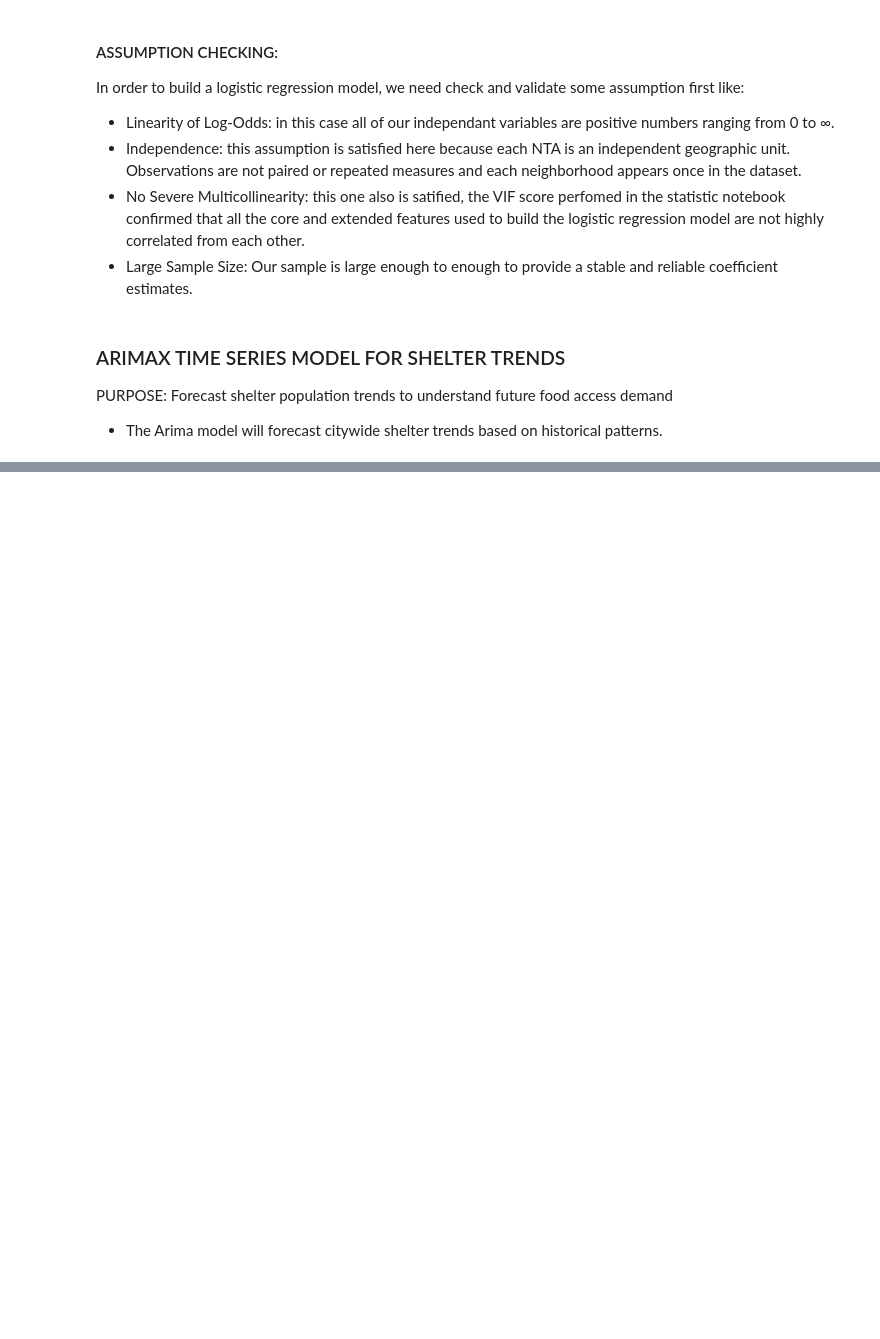
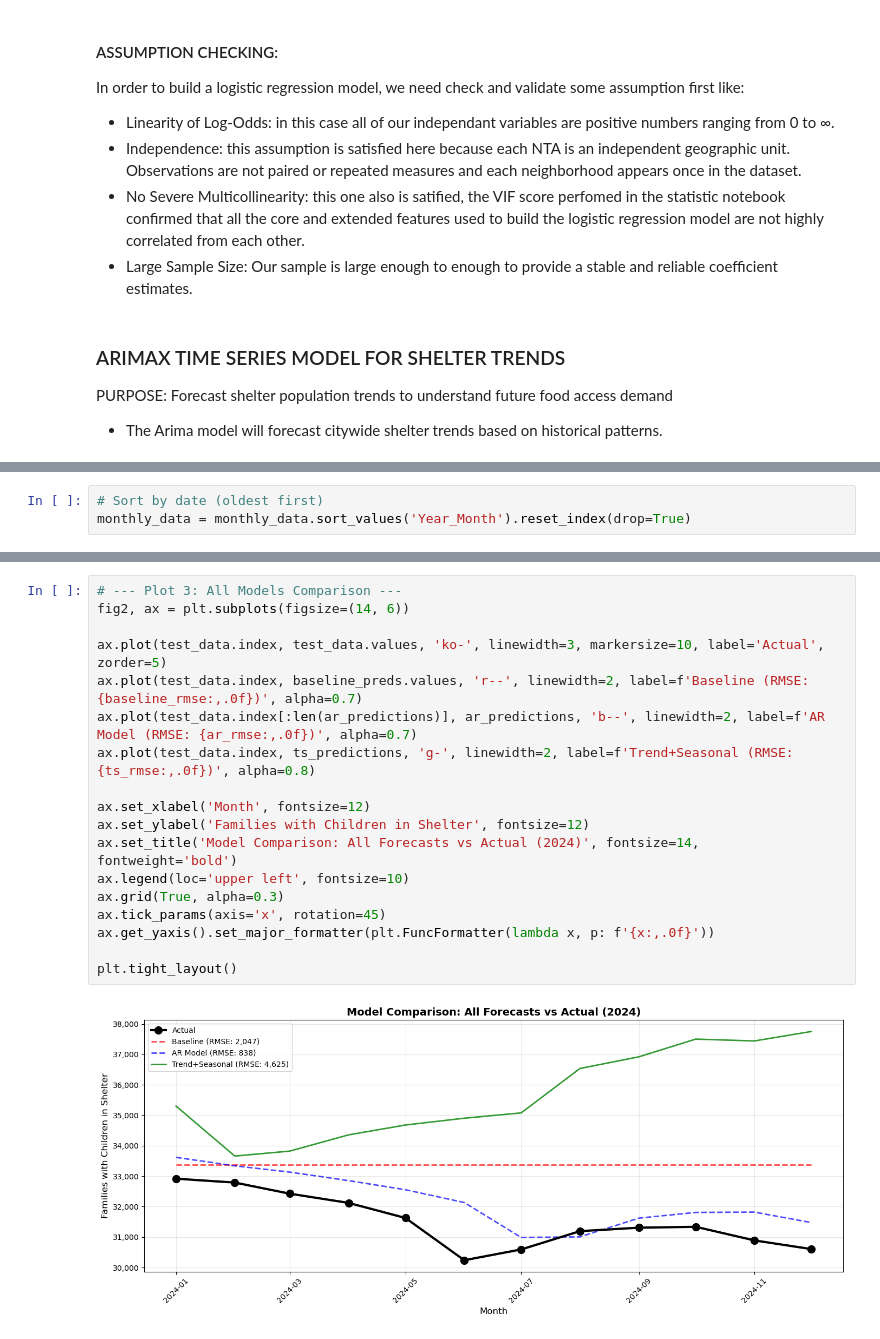
Before and after one commit to Angelk119/CID_Food_Access, a Jupyter notebook: python/notebooks/modeling/ARIMAX.ipynb, the cells around one changed output, grey strips where cells are left out. Saved outputs shown, nothing was run; the diff lists cells and outputs as text; blank space fills up the shorter version.

```diff
--- a/python/notebooks/modeling/ARIMAX.ipynb
+++ b/python/notebooks/modeling/ARIMAX.ipynb
@@ -49,0 +72,3 @@ PURPOSE: Forecast shelter population trends to understand future food access dem
+# %%
+# Sort by date (oldest first)
+monthly_data = monthly_data.sort_values('Year_Month').reset_index(drop=True)
@@ -49,0 +423,20 @@ PURPOSE: Forecast shelter population trends to understand future food access dem
+# %%
+# --- Plot 3: All Models Comparison ---
+fig2, ax = plt.subplots(figsize=(14, 6))
+
+ax.plot(test_data.index, test_data.values, 'ko-', linewidth=3, markersize=10, label='Actual', zorder=5)
+ax.plot(test_data.index, baseline_preds.values, 'r--', linewidth=2, label=f'Baseline (RMSE: {baseline_rmse:,.0f})', alpha=0.7)
+ax.plot(test_data.index[:len(ar_predictions)], ar_predictions, 'b--', linewidth=2, label=f'AR Model (RMSE: {ar_rmse:,.0f})', alpha=0.7)
+ax.plot(test_data.index, ts_predictions, 'g-', linewidth=2, label=f'Trend+Seasonal (RMSE: {ts_rmse:,.0f})', alpha=0.8)
+
+ax.set_xlabel('Month', fontsize=12)
+ax.set_ylabel('Families with Children in Shelter', fontsize=12)
+ax.set_title('Model Comparison: All Forecasts vs Actual (2024)', fontsize=14, fontweight='bold')
+ax.legend(loc='upper left', fontsize=10)
+ax.grid(True, alpha=0.3)
+ax.tick_params(axis='x', rotation=45)
+ax.get_yaxis().set_major_formatter(plt.FuncFormatter(lambda x, p: f'{x:,.0f}'))
+
+plt.tight_layout()
+# %% [output]
+[figure, added]
```
Also changed, not shown: parts of 31 cells of this notebook.
